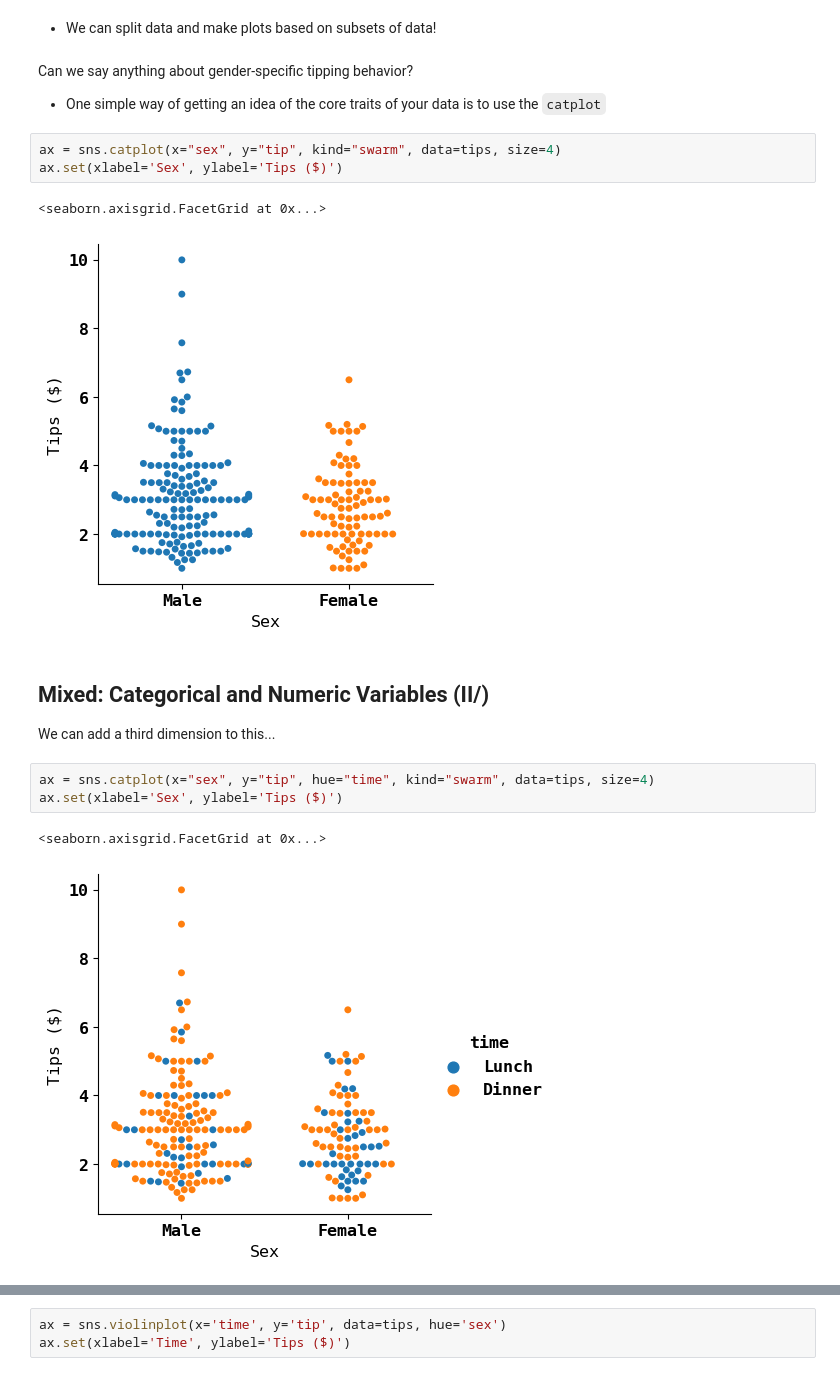
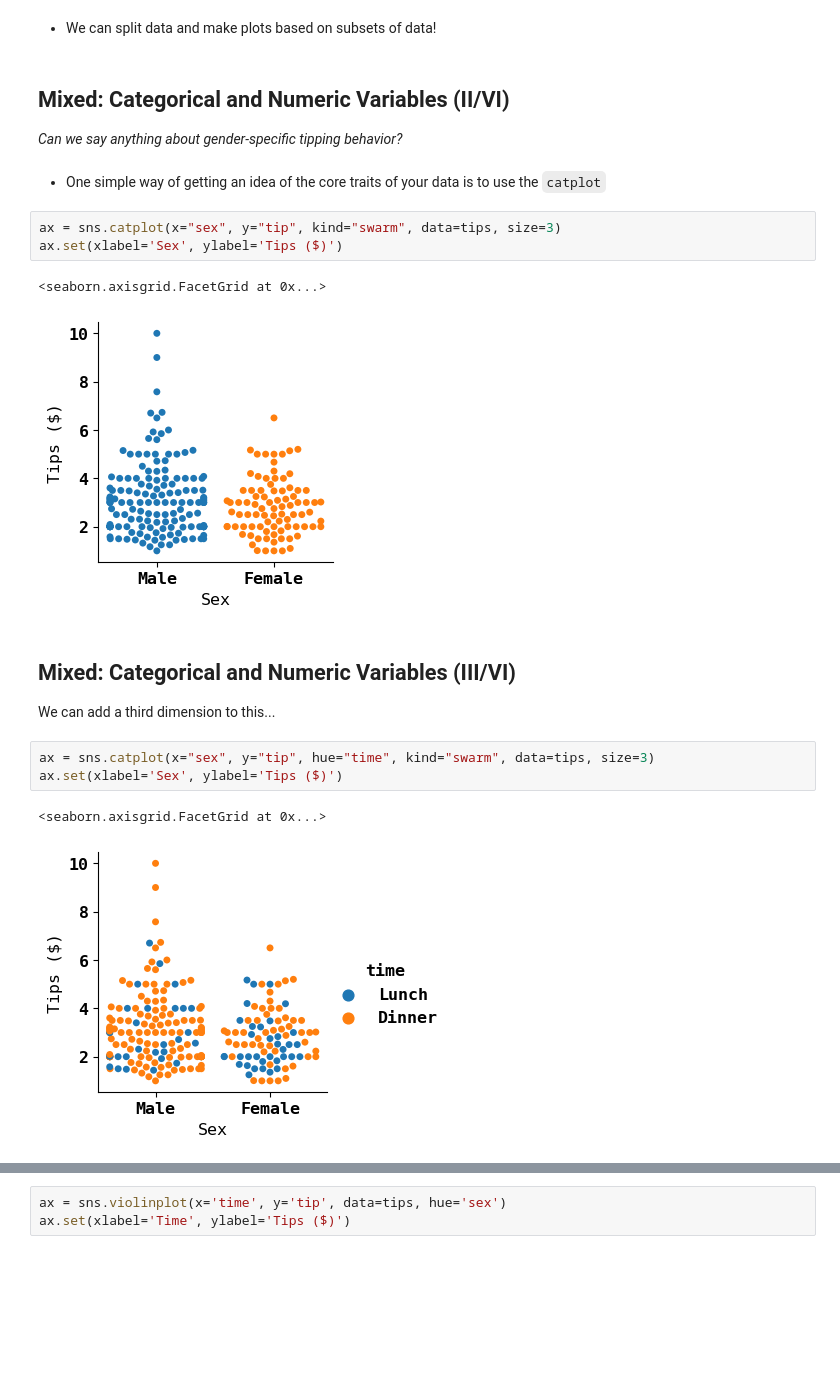
Before and after one commit to joachimkrasmussen/ISDS, a Jupyter notebook: session_3/module_3_slides.ipynb, the cells around one changed output, grey strips where cells are left out. Saved outputs shown, nothing was run; the diff lists cells and outputs as text; blank space fills up the shorter version.

```diff
--- a/session_3/module_3_slides.ipynb
+++ b/session_3/module_3_slides.ipynb
@@ -489,23 +489,26 @@ ax.set(xlabel='Total bill ($)', ylabel='Tips ($)')
 *How might we use categorical variables?*
 # %% [markdown]
 - We can split data and make plots based on subsets of data!
+# %% [markdown]
+## Mixed: Categorical and Numeric Variables (II/VI)
+
+*Can we say anything about gender-specific tipping behavior?*
 # %% [markdown]
-Can we say anything about gender-specific tipping behavior?
 - One simple way of getting an idea of the core traits of your data is to use the `catplot`
 # %%
-ax = sns.catplot(x="sex", y="tip", kind="swarm", data=tips, size=4)
+ax = sns.catplot(x="sex", y="tip", kind="swarm", data=tips, size=3)
 ax.set(xlabel='Sex', ylabel='Tips ($)')
 # %% [output]
 <seaborn.axisgrid.FacetGrid at 0x...>
-[figure, old version]
+[figure, new version]
 # %% [markdown]
-## Mixed: Categorical and Numeric Variables (II/)
+## Mixed: Categorical and Numeric Variables (III/VI)
 
 We can add a third dimension to this...
 # %%
-ax = sns.catplot(x="sex", y="tip", hue="time", kind="swarm", data=tips, size=4)
+ax = sns.catplot(x="sex", y="tip", hue="time", kind="swarm", data=tips, size=3)
 ax.set(xlabel='Sex', ylabel='Tips ($)')
 # %% [output]
 <seaborn.axisgrid.FacetGrid at 0x...>
-[figure, old version]
+[figure, new version]
 # %% [markdown]
```
Also changed, not shown: parts of 44 cells of this notebook, 2 other files.
